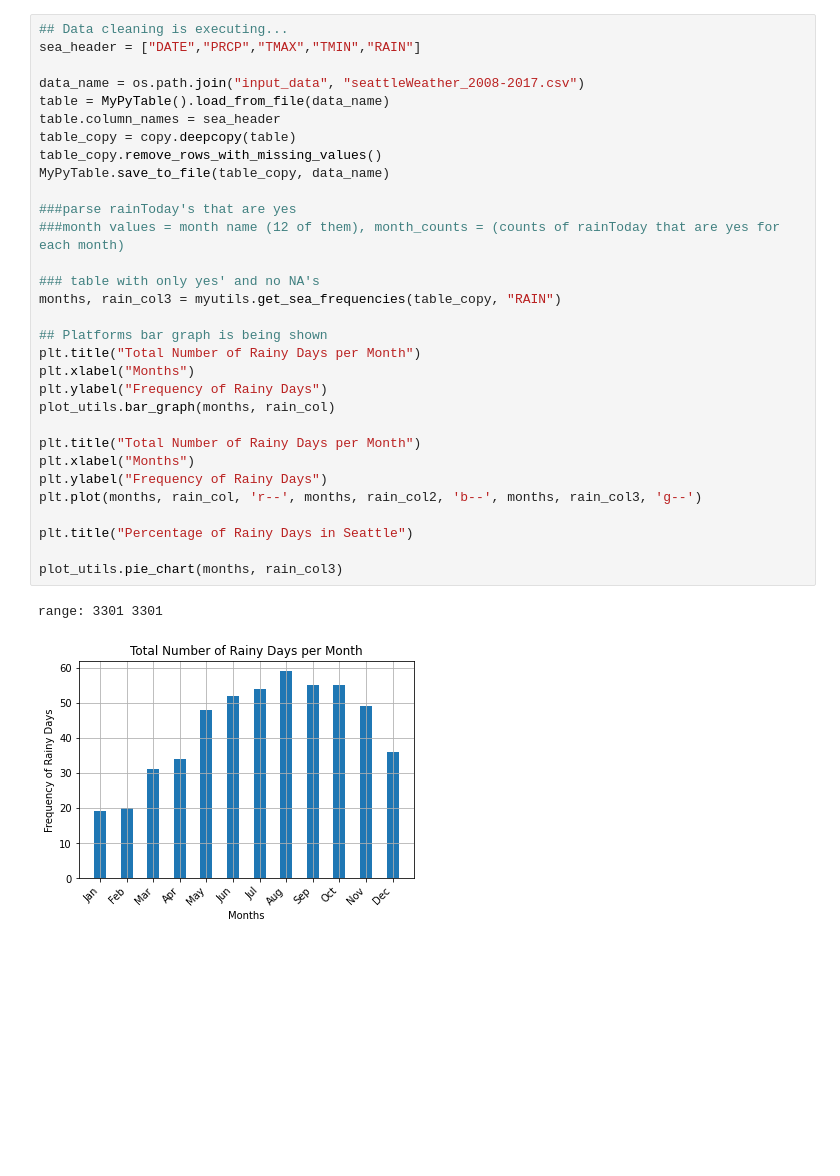
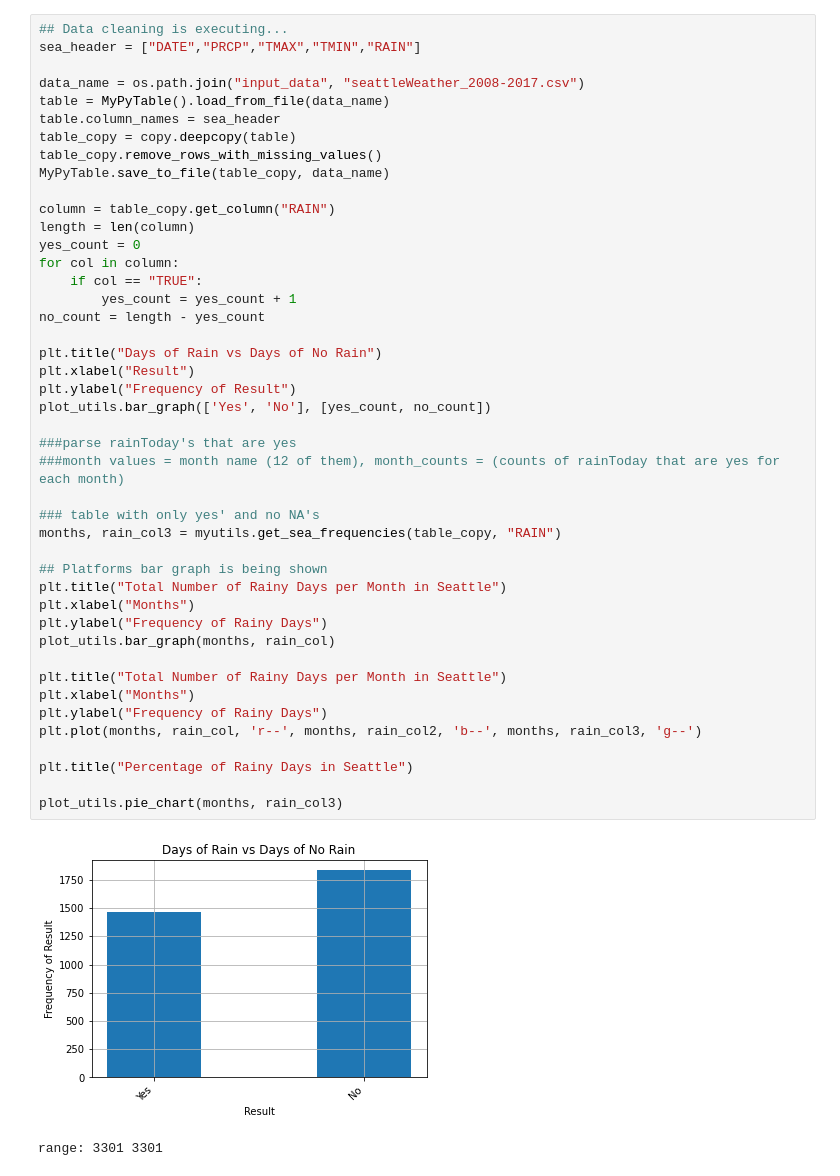
Before and after one commit to caleb-cramer/MLFinalProject, a Jupyter notebook: visuals.ipynb, the cells around one changed output. Cells and saved outputs as stored; diff of their text form; blank space fills up the shorter version.

```diff
--- a/visuals.ipynb
+++ b/visuals.ipynb
@@ -74,34 +102,47 @@ range: 1690 1690
 # %%
 ## Data cleaning is executing...
 sea_header = ["DATE","PRCP","TMAX","TMIN","RAIN"]
 
 data_name = os.path.join("input_data", "seattleWeather_2008-2017.csv")
 table = MyPyTable().load_from_file(data_name)
 table.column_names = sea_header
 table_copy = copy.deepcopy(table)
 table_copy.remove_rows_with_missing_values()
 MyPyTable.save_to_file(table_copy, data_name)
 
+column = table_copy.get_column("RAIN")
+length = len(column)
+yes_count = 0
+for col in column:
+    if col == "TRUE":
+        yes_count = yes_count + 1
+no_count = length - yes_count
+
+plt.title("Days of Rain vs Days of No Rain")
+plt.xlabel("Result")
+plt.ylabel("Frequency of Result")
+plot_utils.bar_graph(['Yes', 'No'], [yes_count, no_count])
+
 ###parse rainToday's that are yes
 ###month values = month name (12 of them), month_counts = (counts of rainToday that are yes for each month)
 
 ### table with only yes' and no NA's
 months, rain_col3 = myutils.get_sea_frequencies(table_copy, "RAIN")
 
 ## Platforms bar graph is being shown
-plt.title("Total Number of Rainy Days per Month")
+plt.title("Total Number of Rainy Days per Month in Seattle")
 plt.xlabel("Months")
 plt.ylabel("Frequency of Rainy Days")
 plot_utils.bar_graph(months, rain_col)
 
-plt.title("Total Number of Rainy Days per Month")
+plt.title("Total Number of Rainy Days per Month in Seattle")
 plt.xlabel("Months")
 plt.ylabel("Frequency of Rainy Days")
 plt.plot(months, rain_col, 'r--', months, rain_col2, 'b--', months, rain_col3, 'g--')
 
 plt.title("Percentage of Rainy Days in Seattle")
 
 plot_utils.pie_chart(months, rain_col3)
 # %% [output]
+[figure, new version]
 range: 3301 3301
-[figure, old version]
```
Also changed, not shown: parts of 3 cells of this notebook.
